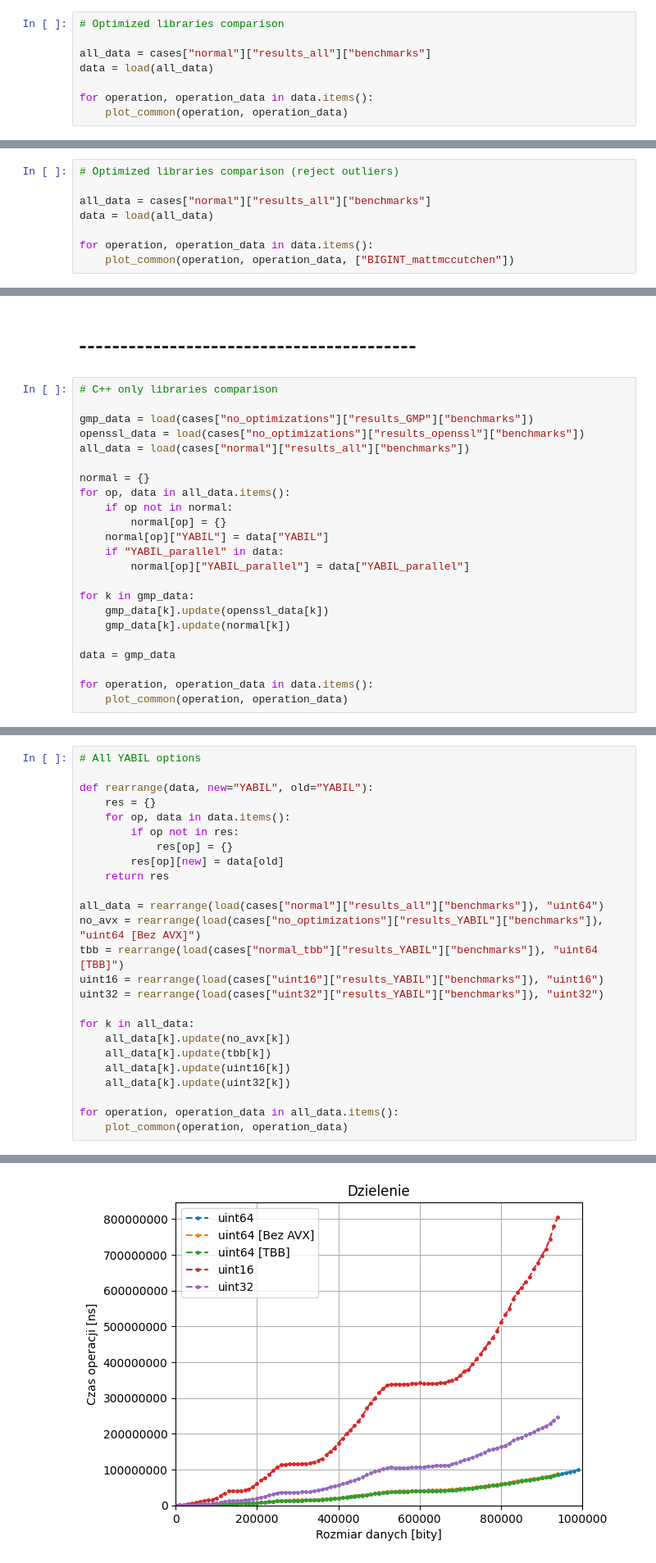
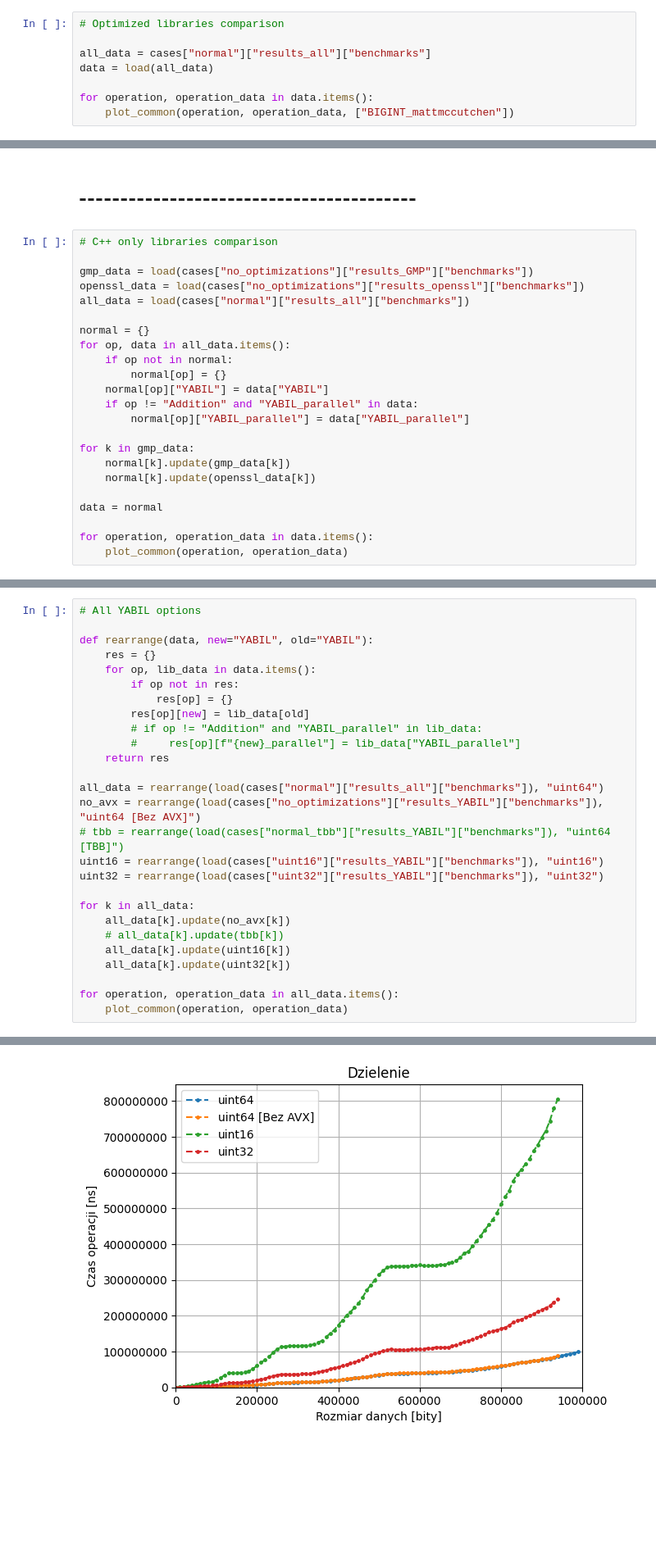
Before and after one commit to adam-brz/YABIL, a Jupyter notebook: benchmark/visualization/visualize.ipynb, the cells around one changed output, grey strips where cells are left out. Shown at 82% size. Saved outputs shown, nothing was run; the diff lists cells and outputs as text; blank space fills up the shorter version.

```diff
--- a/benchmark/visualization/visualize.ipynb
+++ b/benchmark/visualization/visualize.ipynb
@@ -72,5 +72,5 @@ all_data = cases["normal"]["results_all"]["benchmarks"]
 data = load(all_data)
 
 for operation, operation_data in data.items():
-    plot_common(operation, operation_data)
+    plot_common(operation, operation_data, ["BIGINT_mattmccutchen"])
 # %% [output]
@@ -81,8 +80,0 @@ for operation, operation_data in data.items():
-# %%
-# Optimized libraries comparison (reject outliers)
-
-all_data = cases["normal"]["results_all"]["benchmarks"]
-data = load(all_data)
-
-for operation, operation_data in data.items():
-    plot_common(operation, operation_data, ["BIGINT_mattmccutchen"])
@@ -113,14 +100,14 @@ for op, data in all_data.items():
     if op not in normal:
         normal[op] = {}
     normal[op]["YABIL"] = data["YABIL"]
-    if "YABIL_parallel" in data:
+    if op != "Addition" and "YABIL_parallel" in data:
         normal[op]["YABIL_parallel"] = data["YABIL_parallel"]
 
 for k in gmp_data:
-    gmp_data[k].update(openssl_data[k])
-    gmp_data[k].update(normal[k])
+    normal[k].update(gmp_data[k])
+    normal[k].update(openssl_data[k])
 
-data = gmp_data
+data = normal
 
 for operation, operation_data in data.items():
     plot_common(operation, operation_data)
@@ -134,21 +121,23 @@ for operation, operation_data in data.items():
 
 def rearrange(data, new="YABIL", old="YABIL"):
     res = {}
-    for op, data in data.items():
+    for op, lib_data in data.items():
         if op not in res:
             res[op] = {}
-        res[op][new] = data[old]
+        res[op][new] = lib_data[old]
+        # if op != "Addition" and "YABIL_parallel" in lib_data:
+        #     res[op][f"{new}_parallel"] = lib_data["YABIL_parallel"]
     return res
 
 all_data = rearrange(load(cases["normal"]["results_all"]["benchmarks"]), "uint64")
 no_avx = rearrange(load(cases["no_optimizations"]["results_YABIL"]["benchmarks"]), "uint64 [Bez AVX]")
-tbb = rearrange(load(cases["normal_tbb"]["results_YABIL"]["benchmarks"]), "uint64 [TBB]")
+# tbb = rearrange(load(cases["normal_tbb"]["results_YABIL"]["benchmarks"]), "uint64 [TBB]")
 uint16 = rearrange(load(cases["uint16"]["results_YABIL"]["benchmarks"]), "uint16")
 uint32 = rearrange(load(cases["uint32"]["results_YABIL"]["benchmarks"]), "uint32")
 
 for k in all_data:
     all_data[k].update(no_avx[k])
-    all_data[k].update(tbb[k])
+    # all_data[k].update(tbb[k])
     all_data[k].update(uint16[k])
     all_data[k].update(uint32[k])
 
@@ -159 +148 @@ for operation, operation_data in all_data.items():
-[figure, old version]
+[figure, new version]
```
Also changed, not shown: parts of 5 cells of this notebook.
